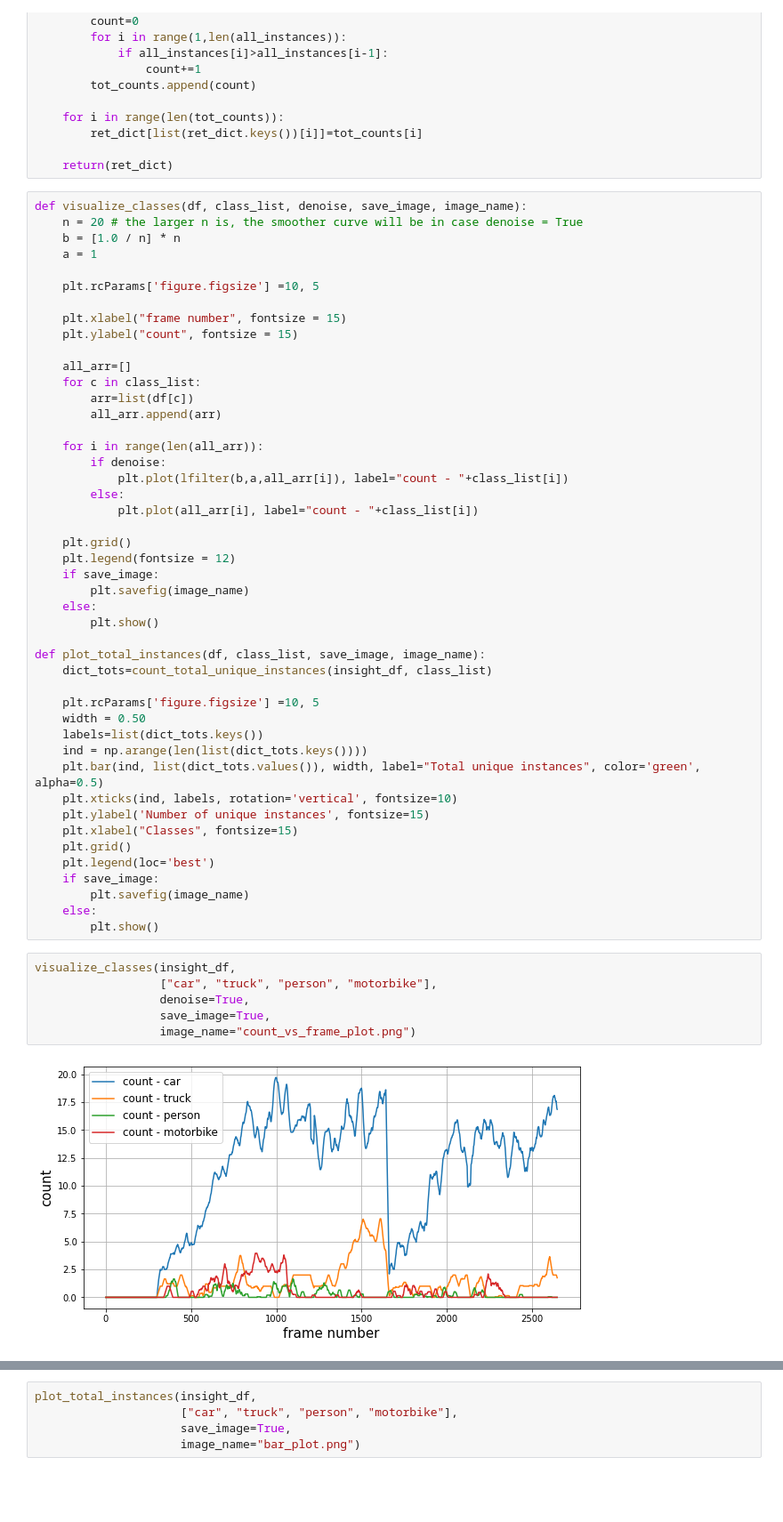
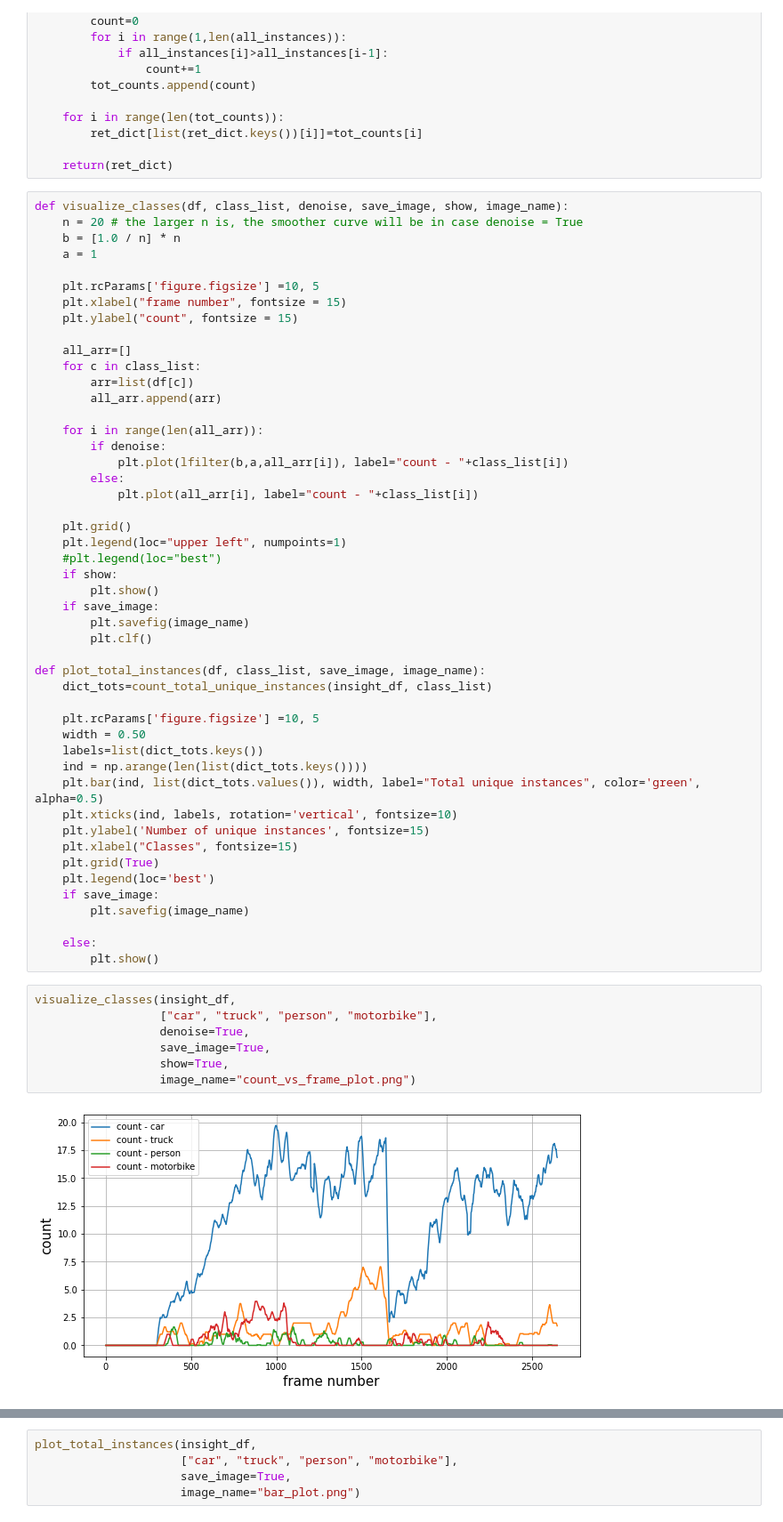
Before and after one commit to Mainakdeb/street-vision, a Jupyter notebook: street-vision.ipynb, the cells around one changed output, grey strips where cells are left out. Shown at 89% size. Saved outputs shown, nothing was run; the diff lists cells and outputs as text; blank space fills up the shorter version.

Commit message:
save progressive plots

```diff
--- a/street-vision.ipynb
+++ b/street-vision.ipynb
@@ -222,13 +222,12 @@ def count_total_unique_instances(df, class_list):
 
     return(ret_dict)
 # %%
-def visualize_classes(df, class_list, denoise, save_image, image_name):
+def visualize_classes(df, class_list, denoise, save_image, show, image_name):
     n = 20 # the larger n is, the smoother curve will be in case denoise = True
     b = [1.0 / n] * n
     a = 1
 
     plt.rcParams['figure.figsize'] =10, 5
-
     plt.xlabel("frame number", fontsize = 15)
     plt.ylabel("count", fontsize = 15)
 
@@ -244,11 +243,13 @@ def visualize_classes(df, class_list, denoise, save_image, image_name):
             plt.plot(all_arr[i], label="count - "+class_list[i])
 
     plt.grid()
-    plt.legend(fontsize = 12)
+    plt.legend(loc="upper left", numpoints=1)
+    #plt.legend(loc="best")
+    if show:
+        plt.show()
     if save_image:
         plt.savefig(image_name)
-    else:
-        plt.show()
+        plt.clf()
 
 def plot_total_instances(df, class_list, save_image, image_name):
     dict_tots=count_total_unique_instances(insight_df, class_list)
@@ -261,17 +262,19 @@ def plot_total_instances(df, class_list, save_image, image_name):
     plt.xticks(ind, labels, rotation='vertical', fontsize=10)
     plt.ylabel('Number of unique instances', fontsize=15)
     plt.xlabel("Classes", fontsize=15)
-    plt.grid()
+    plt.grid(True)
     plt.legend(loc='best')
     if save_image:
         plt.savefig(image_name)
+
     else:
         plt.show()
 # %%
 visualize_classes(insight_df,
                   ["car", "truck", "person", "motorbike"],
                   denoise=True,
                   save_image=True,
+                  show=True,
                   image_name="count_vs_frame_plot.png")
 # %% [output]
-[figure, old version]
+[figure, new version]
```
Also changed, not shown: parts of 3 cells of this notebook.
